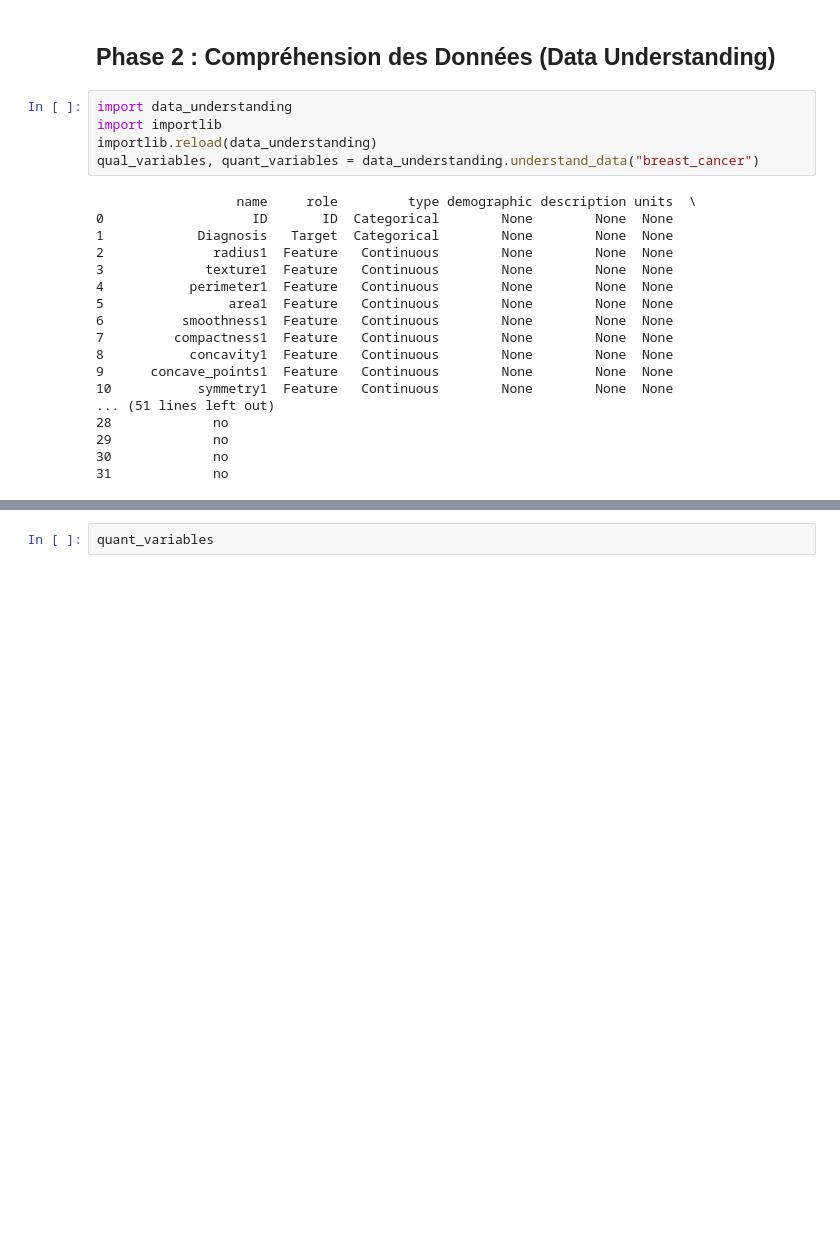
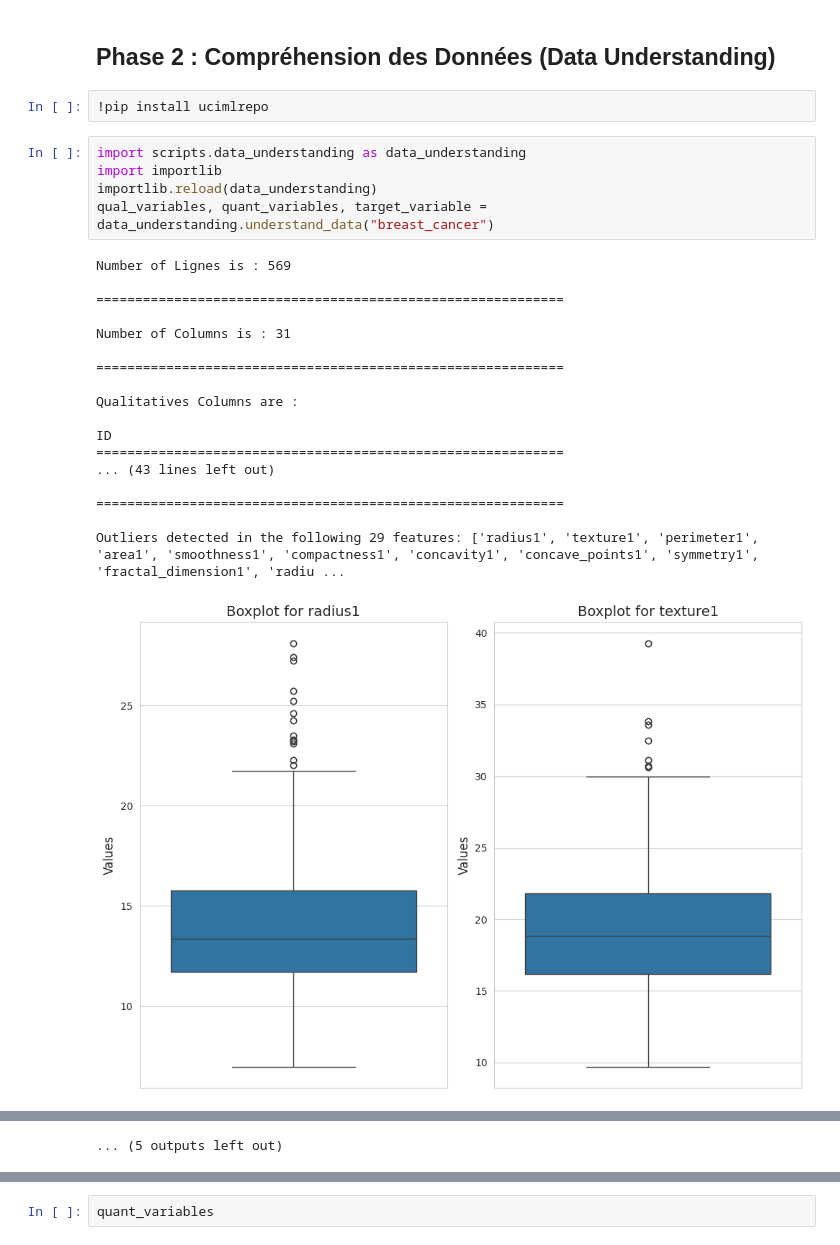
Before and after one commit to mohamedkhayat/Reinforcement-Learning-Trees, a Jupyter notebook: notebook.ipynb, the cells around one changed output, grey strips where cells are left out. Cells and saved outputs as stored; diff of their text form; blank space fills up the shorter version.

Commit message:
Advancing in data understanding

```diff
--- a/notebook.ipynb
+++ b/notebook.ipynb
@@ -38,26 +38,29 @@ Les DSOs sont les objectifs techniques qui, une fois atteints, permettront de r
 - **DSO4 : Optimiser le modele RLT.**
 # %% [markdown]
 ## Phase 2 : Compréhension des Données (Data Understanding)
+# %%
+!pip install ucimlrepo
 # %%
-import data_understanding
+import scripts.data_understanding as data_understanding
 import importlib
 importlib.reload(data_understanding)
-qual_variables, quant_variables = data_understanding.understand_data("breast_cancer")
+qual_variables, quant_variables, target_variable = data_understanding.understand_data("breast_cancer")
 # %% [output]
-                  name     role         type demographic description units  \
-0                   ID       ID  Categorical        None        None  None
-1            Diagnosis   Target  Categorical        None        None  None
-2              radius1  Feature   Continuous        None        None  None
-3             texture1  Feature   Continuous        None        None  None
-4           perimeter1  Feature   Continuous        None        None  None
-5                area1  Feature   Continuous        None        None  None
-6          smoothness1  Feature   Continuous        None        None  None
-7         compactness1  Feature   Continuous        None        None  None
-8           concavity1  Feature   Continuous        None        None  None
-9      concave_points1  Feature   Continuous        None        None  None
-10           symmetry1  Feature   Continuous        None        None  None
-... (51 lines left out)
-28             no
-29             no
-30             no
-31             no
+Number of Lignes is : 569
+
+============================================================
+
+Number of Columns is : 31
+
+============================================================
+
+Qualitatives Columns are :
+
+ID
+============================================================
+... (43 lines left out)
+
+============================================================
+
+Outliers detected in the following 29 features: ['radius1', 'texture1', 'perimeter1', 'area1', 'smoothness1', 'compactness1', 'concavity1', 'concave_points1', 'symmetry1', 'fractal_dimension1', 'radiu ...
+[figure, added]
@@ -64,3 +77,4 @@ qual_variables, quant_variables = data_understanding.understand_data("breast_can
+... (5 outputs left out)
 # %%
 qual_variables
 # %% [output]
```
Also changed, not shown: parts of 3 cells of this notebook, 1 other file.
